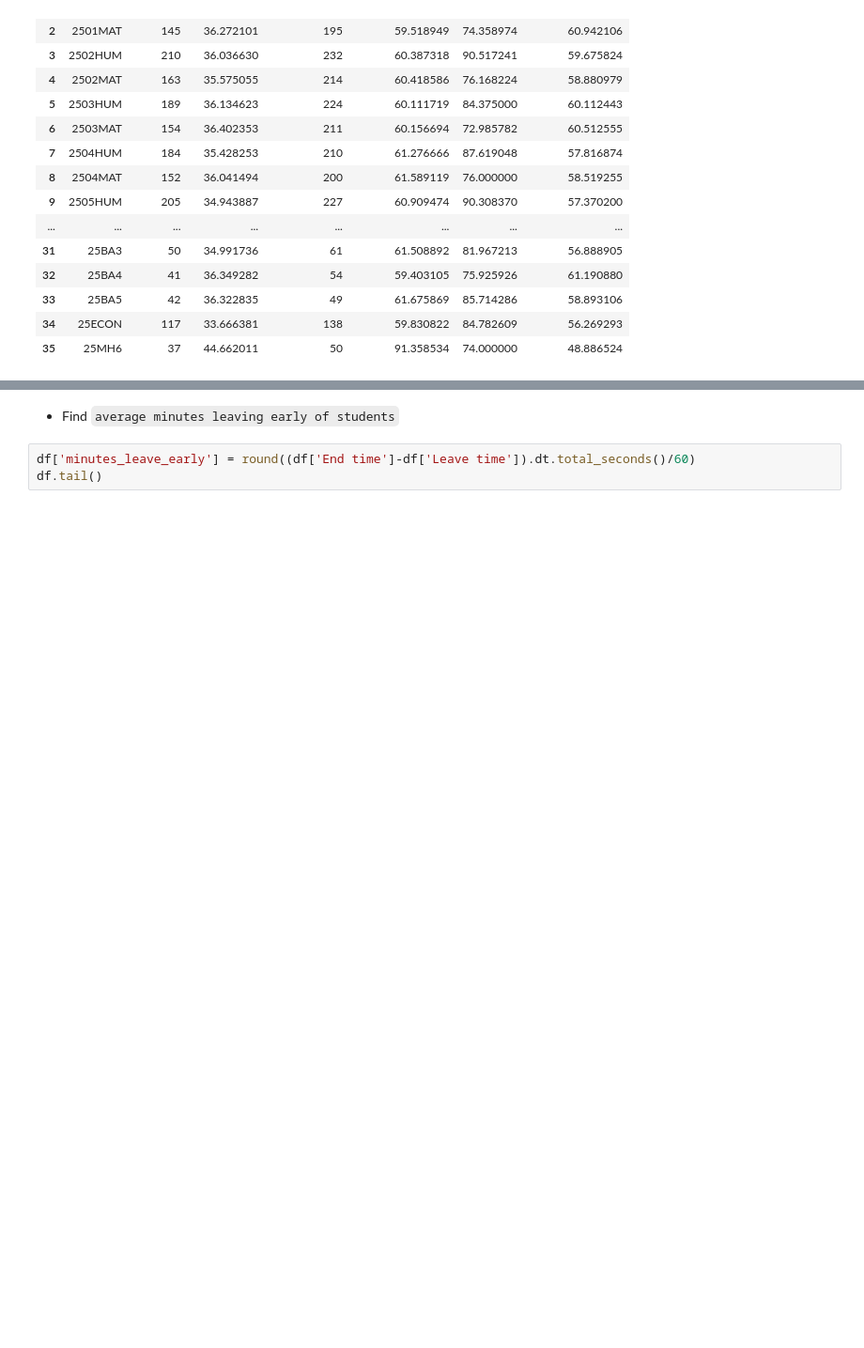
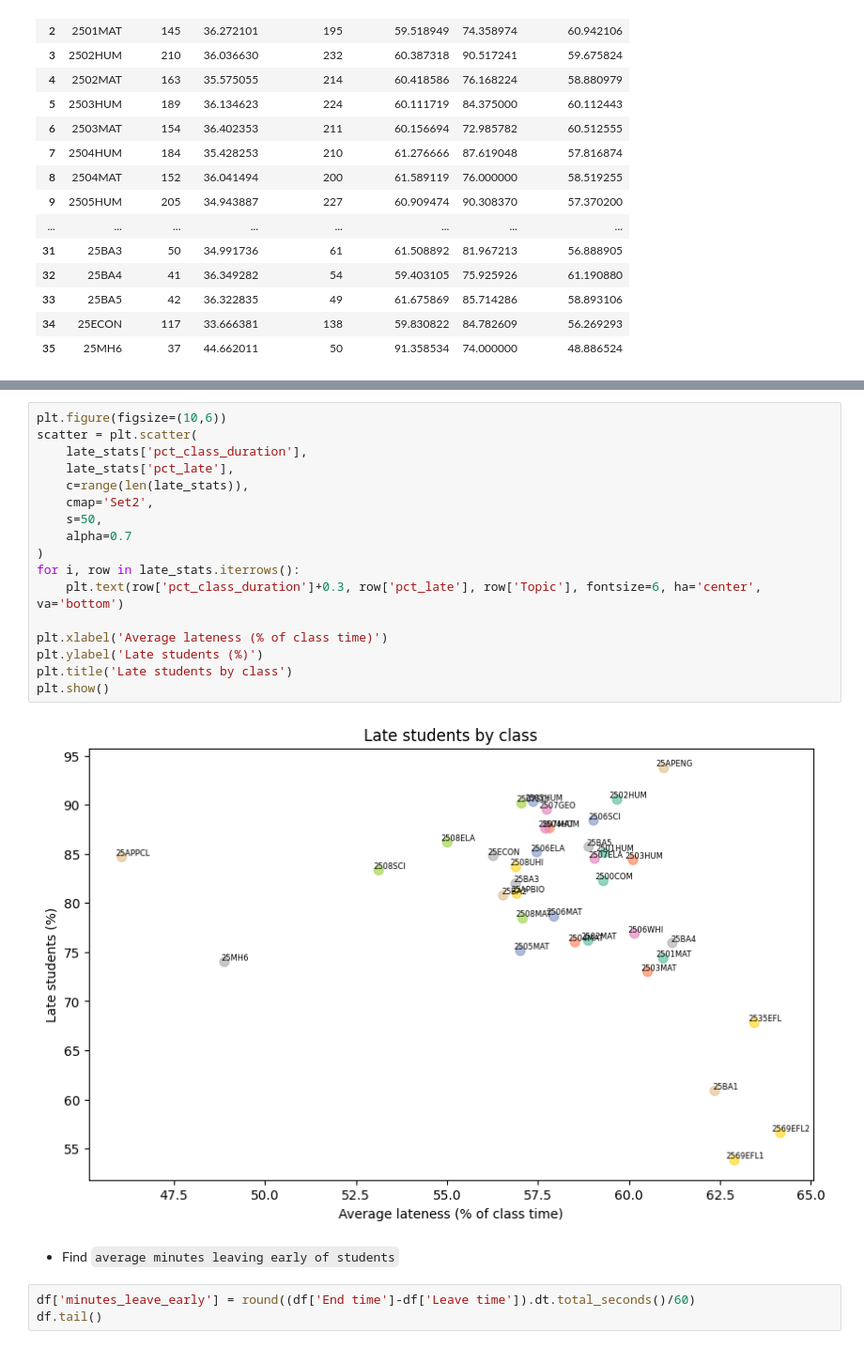
Before and after one commit to tthvan/Customer-Retention-Analysis, a Jupyter notebook: cleanin.ipynb, the cells around one changed output, grey strips where cells are left out. Shown at 94% size. Cells and saved outputs as stored; diff of their text form; blank space fills up the shorter version.

```diff
--- a/cleanin.ipynb
+++ b/cleanin.ipynb
@@ -573,3 +554,22 @@ plt.show()
+# %%
+plt.figure(figsize=(10,6))
+scatter = plt.scatter(
+    late_stats['pct_class_duration'],
+    late_stats['pct_late'],
+    c=range(len(late_stats)),
+    cmap='Set2',
+    s=50,
+    alpha=0.7
+)
+for i, row in late_stats.iterrows():
+    plt.text(row['pct_class_duration']+0.3, row['pct_late'], row['Topic'], fontsize=6, ha='center', va='bottom')
+
+plt.xlabel('Average lateness (% of class time)')
+plt.ylabel('Late students (%)')
+plt.title('Late students by class')
+plt.show()
+# %% [output]
+[figure, new version]
 # %% [markdown]
 - Find `average minutes leaving early of students`
 # %%
```
Also changed, not shown: parts of 2 cells of this notebook.
